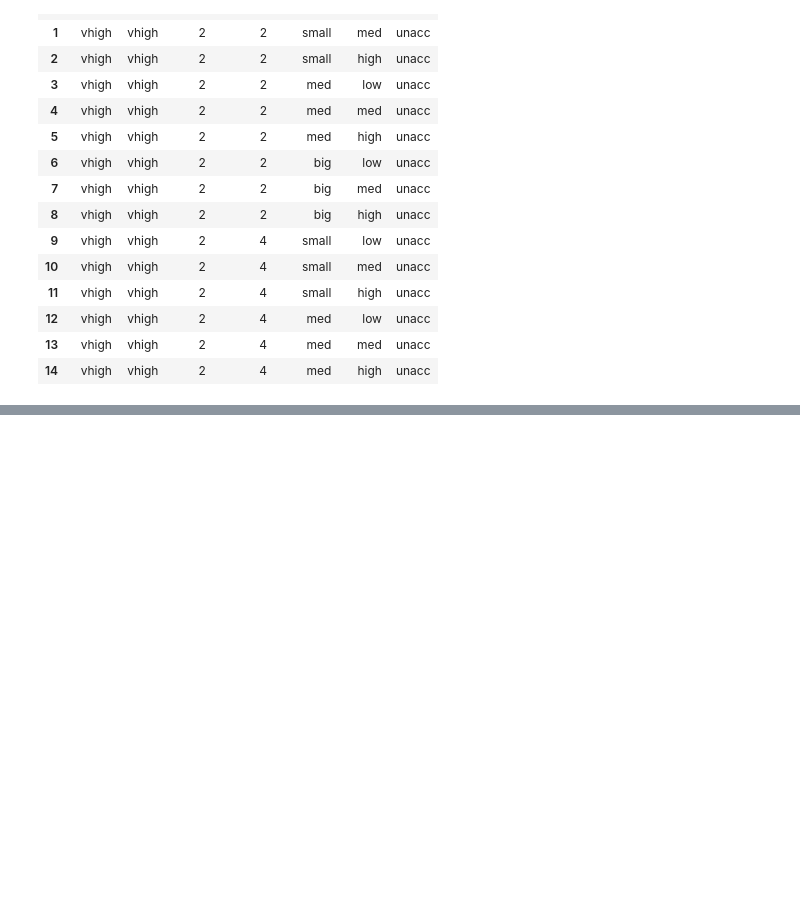
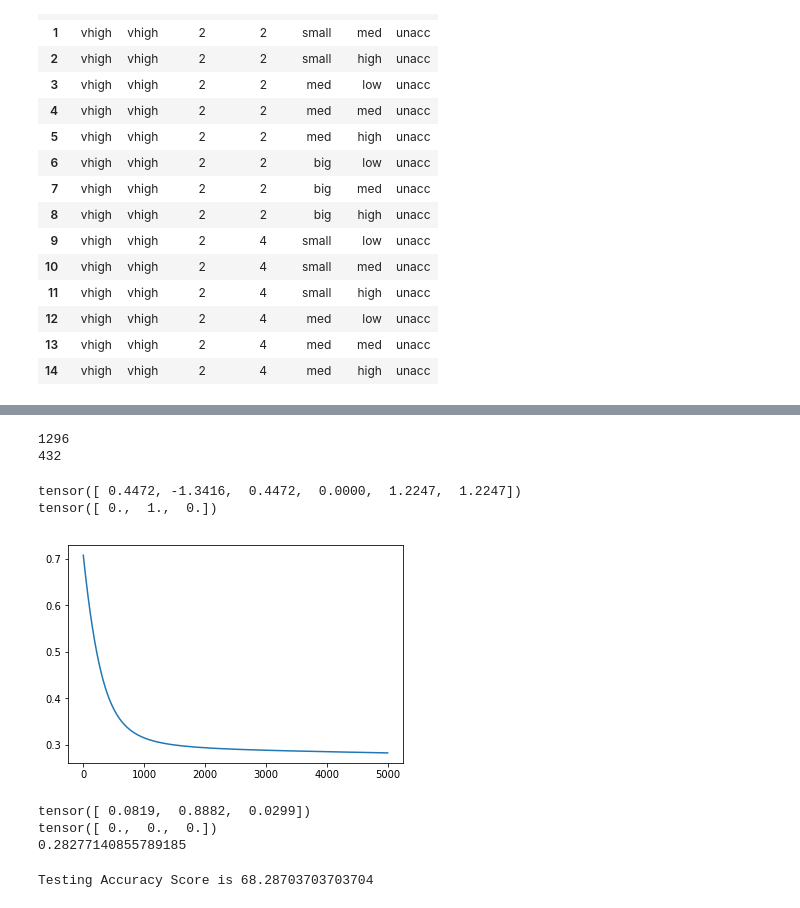
Before and after one commit to ritvikkhanna09/Car-evaluation-using-pytorch, a Jupyter notebook: Preprocessing_dataset.ipynb, the cells around one changed output, grey strips where cells are left out. Cells and saved outputs as stored; diff of their text form; code cells hidden in the pictures; blank space fills up the shorter version.

```diff
--- a/Preprocessing_dataset.ipynb
+++ b/Preprocessing_dataset.ipynb
@@ -86,0 +101,53 @@ df.head(15)
+# %%
+from sklearn.model_selection import train_test_split
+feature_train, feature_test, labels_train, labels_test = train_test_split(X, y, random_state = 42)
+print (len(feature_train))
+print (len(feature_test))
+# %% [output]
+1296
+432
+# %%
+feature_train_v = Variable(torch.FloatTensor(feature_train), requires_grad = False)
+labels_train_v = Variable(torch.FloatTensor(labels_train), requires_grad = False)
+feature_test_v = Variable(torch.FloatTensor(feature_test), requires_grad = False)
+labels_test_v = Variable(torch.FloatTensor(labels_test), requires_grad = False)
+print (feature_train_v[0])
+print (labels_train_v[0])
+# %% [output]
+tensor([ 0.4472, -1.3416,  0.4472,  0.0000,  1.2247,  1.2247])
+tensor([ 0.,  1.,  0.])
+# %%
+class LinearClassifier(nn.Module):
+    def __init__(self):
+        super(LinearClassifier, self).__init__()
+        self.h_layer = nn.Linear(6, 3)
+        self.s_layer = nn.Softmax()
+    def forward(self,x):
+        y = self.h_layer(x)
+        p = self.s_layer(y)
+        return p
+model = LinearClassifier() #declaring the classifier to an object
+loss_fn = nn.BCELoss() #calculates the loss
+optim = torch.optim.SGD(model.parameters(), lr = 0.01)
+# %%
+all_losses = []
+for num in range(5000): #5000 iterations
+    pred = model(feature_train_v) #predict
+    loss = loss_fn(pred, labels_train_v) #calculate loss
+    all_losses.append(loss.data)
+    optim.zero_grad() #zero gradients to not accumulate
+    loss.backward() #update weights based on loss
+    optim.step() #update optimiser for next iteration
+# %%
+all_losses = np.array(all_losses, dtype = np.float)
+all_losses
+plt.plot(all_losses)
+plt.show()
+print(pred[3])
+print(labels_train_v[3])
+print(all_losses[-1])
+# %% [output]
+[figure, added]
+tensor([ 0.0819,  0.8882,  0.0299])
+tensor([ 0.,  0.,  0.])
+0.28277140855789185
@@ -86,0 +159,9 @@ df.head(15)
+# %%
+score = 0
+for num in range(len(predicted_values)):
+    if np.argmax(labels_test[num]) == np.argmax(predicted_values[num].data.numpy()):
+        score = score + 1
+accuracy = float(score / len(predicted_values)) * 100
+print ('Testing Accuracy Score is ' + str(accuracy))
+# %% [output]
+Testing Accuracy Score is 68.28703703703704
```
Also changed, not shown: parts of 9 cells of this notebook.
